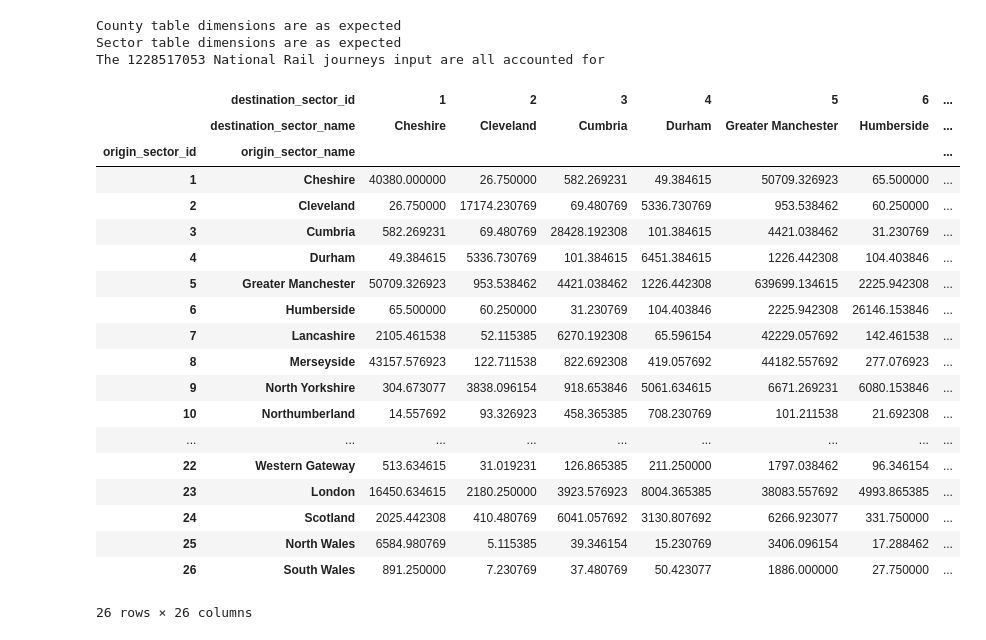
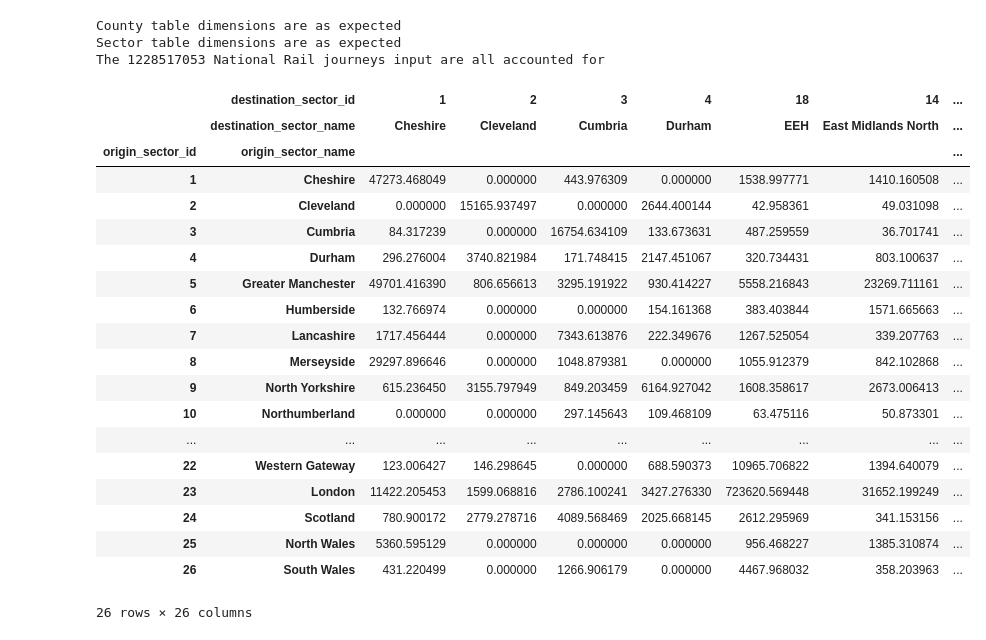
Before and after one commit to rachelm-ar/NTS-Processing, a Jupyter notebook: python/post_tour_adj/Furness_Rail_Matrices.ipynb, the cells around one changed output. Saved outputs shown, nothing was run; the diff lists cells and outputs as text; code cells hidden in the pictures.

```diff
--- a/python/post_tour_adj/Furness_Rail_Matrices.ipynb
+++ b/python/post_tour_adj/Furness_Rail_Matrices.ipynb
@@ -510,25 +671,25 @@ County table dimensions are as expected
 Sector table dimensions are as expected
 The 1228517053 National Rail journeys input are all accounted for
 # %%
-display(sq_s_weekly_odm_df)
+display(rail_mat)
 # %% [output]
-|  | destination_sector_id | 1 | 2 | 3 | 4 | 5 | 6 | ... |
-|  | destination_sector_name | Cheshire | Cleveland | Cumbria | Durham | Greater Manchester | Humberside | ... |
+|  | destination_sector_id | 1 | 2 | 3 | 4 | 18 | 14 | ... |
+|  | destination_sector_name | Cheshire | Cleveland | Cumbria | Durham | EEH | East Midlands North | ... |
 | origin_sector_id | origin_sector_name |  |  |  |  |  |  | ... |
-| 1 | Cheshire | 40380.000000 | 26.750000 | 582.269231 | 49.384615 | 50709.326923 | 65.500000 | ... |
-| 2 | Cleveland | 26.750000 | 17174.230769 | 69.480769 | 5336.730769 | 953.538462 | 60.250000 | ... |
-| 3 | Cumbria | 582.269231 | 69.480769 | 28428.192308 | 101.384615 | 4421.038462 | 31.230769 | ... |
-| 4 | Durham | 49.384615 | 5336.730769 | 101.384615 | 6451.384615 | 1226.442308 | 104.403846 | ... |
-| 5 | Greater Manchester | 50709.326923 | 953.538462 | 4421.038462 | 1226.442308 | 639699.134615 | 2225.942308 | ... |
-| 6 | Humberside | 65.500000 | 60.250000 | 31.230769 | 104.403846 | 2225.942308 | 26146.153846 | ... |
-| 7 | Lancashire | 2105.461538 | 52.115385 | 6270.192308 | 65.596154 | 42229.057692 | 142.461538 | ... |
-| 8 | Merseyside | 43157.576923 | 122.711538 | 822.692308 | 419.057692 | 44182.557692 | 277.076923 | ... |
-| 9 | North Yorkshire | 304.673077 | 3838.096154 | 918.653846 | 5061.634615 | 6671.269231 | 6080.153846 | ... |
-| 10 | Northumberland | 14.557692 | 93.326923 | 458.365385 | 708.230769 | 101.211538 | 21.692308 | ... |
+| 1 | Cheshire | 47273.468049 | 0.000000 | 443.976309 | 0.000000 | 1538.997771 | 1410.160508 | ... |
+| 2 | Cleveland | 0.000000 | 15165.937497 | 0.000000 | 2644.400144 | 42.958361 | 49.031098 | ... |
+| 3 | Cumbria | 84.317239 | 0.000000 | 16754.634109 | 133.673631 | 487.259559 | 36.701741 | ... |
+| 4 | Durham | 296.276004 | 3740.821984 | 171.748415 | 2147.451067 | 320.734431 | 803.100637 | ... |
+| 5 | Greater Manchester | 49701.416390 | 806.656613 | 3295.191922 | 930.414227 | 5558.216843 | 23269.711161 | ... |
+| 6 | Humberside | 132.766974 | 0.000000 | 0.000000 | 154.161368 | 383.403844 | 1571.665663 | ... |
+| 7 | Lancashire | 1717.456444 | 0.000000 | 7343.613876 | 222.349676 | 1267.525054 | 339.207763 | ... |
+| 8 | Merseyside | 29297.896646 | 0.000000 | 1048.879381 | 0.000000 | 1055.912379 | 842.102868 | ... |
+| 9 | North Yorkshire | 615.236450 | 3155.797949 | 849.203459 | 6164.927042 | 1608.358617 | 2673.006413 | ... |
+| 10 | Northumberland | 0.000000 | 0.000000 | 297.145643 | 109.468109 | 63.475116 | 50.873301 | ... |
 | ... | ... | ... | ... | ... | ... | ... | ... | ... |
-| 22 | Western Gateway | 513.634615 | 31.019231 | 126.865385 | 211.250000 | 1797.038462 | 96.346154 | ... |
-| 23 | London | 16450.634615 | 2180.250000 | 3923.576923 | 8004.365385 | 38083.557692 | 4993.865385 | ... |
-| 24 | Scotland | 2025.442308 | 410.480769 | 6041.057692 | 3130.807692 | 6266.923077 | 331.750000 | ... |
-| 25 | North Wales | 6584.980769 | 5.115385 | 39.346154 | 15.230769 | 3406.096154 | 17.288462 | ... |
-| 26 | South Wales | 891.250000 | 7.230769 | 37.480769 | 50.423077 | 1886.000000 | 27.750000 | ... |
+| 22 | Western Gateway | 123.006427 | 146.298645 | 0.000000 | 688.590373 | 10965.706822 | 1394.640079 | ... |
+| 23 | London | 11422.205453 | 1599.068816 | 2786.100241 | 3427.276330 | 723620.569448 | 31652.199249 | ... |
+| 24 | Scotland | 780.900172 | 2779.278716 | 4089.568469 | 2025.668145 | 2612.295969 | 341.153156 | ... |
+| 25 | North Wales | 5360.595129 | 0.000000 | 0.000000 | 0.000000 | 956.468227 | 1385.310874 | ... |
+| 26 | South Wales | 431.220499 | 0.000000 | 1266.906179 | 0.000000 | 4467.968032 | 358.203963 | ... |
 26 rows × 26 columns
```
Also changed, not shown: parts of 5 cells of this notebook, 3 other files.
